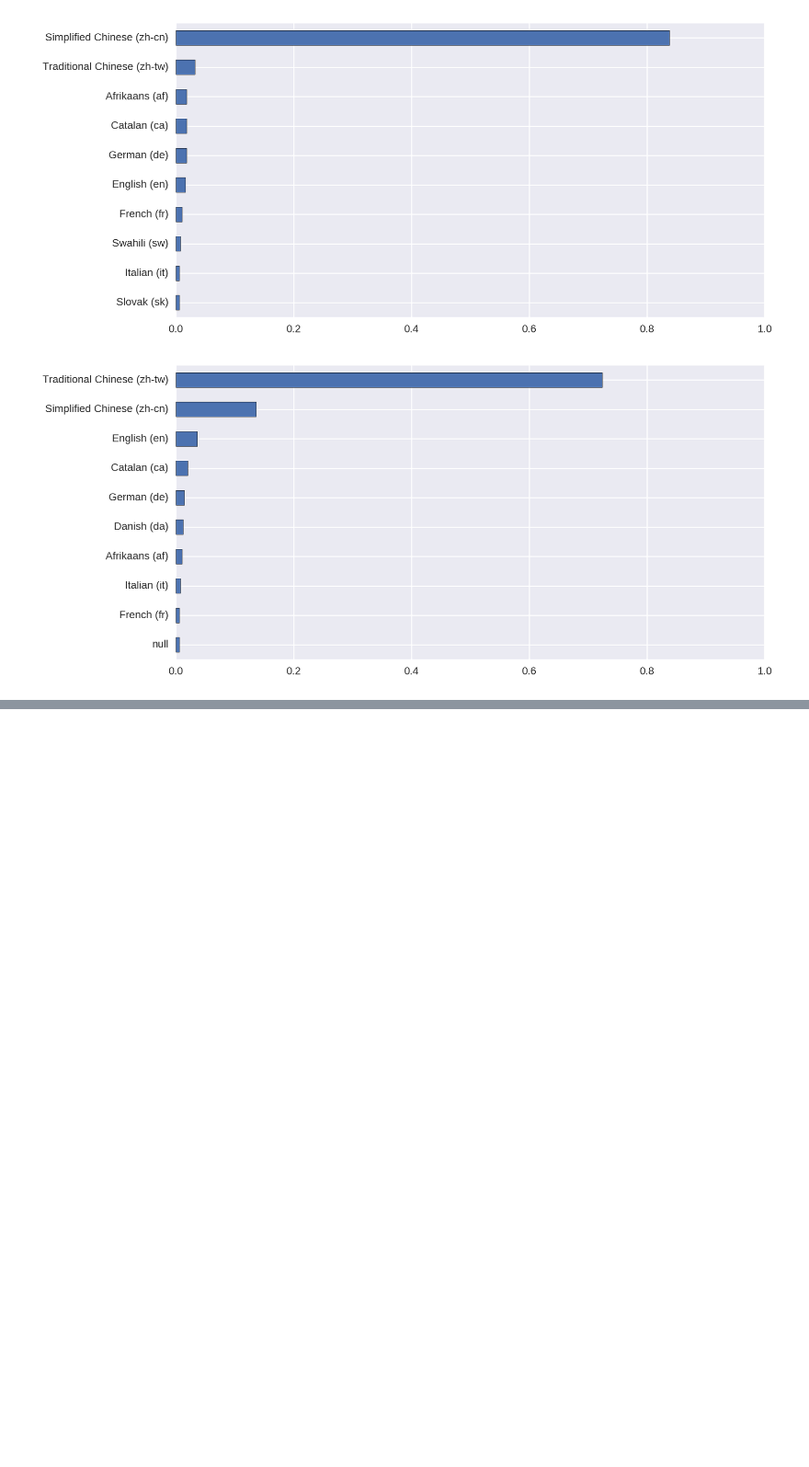
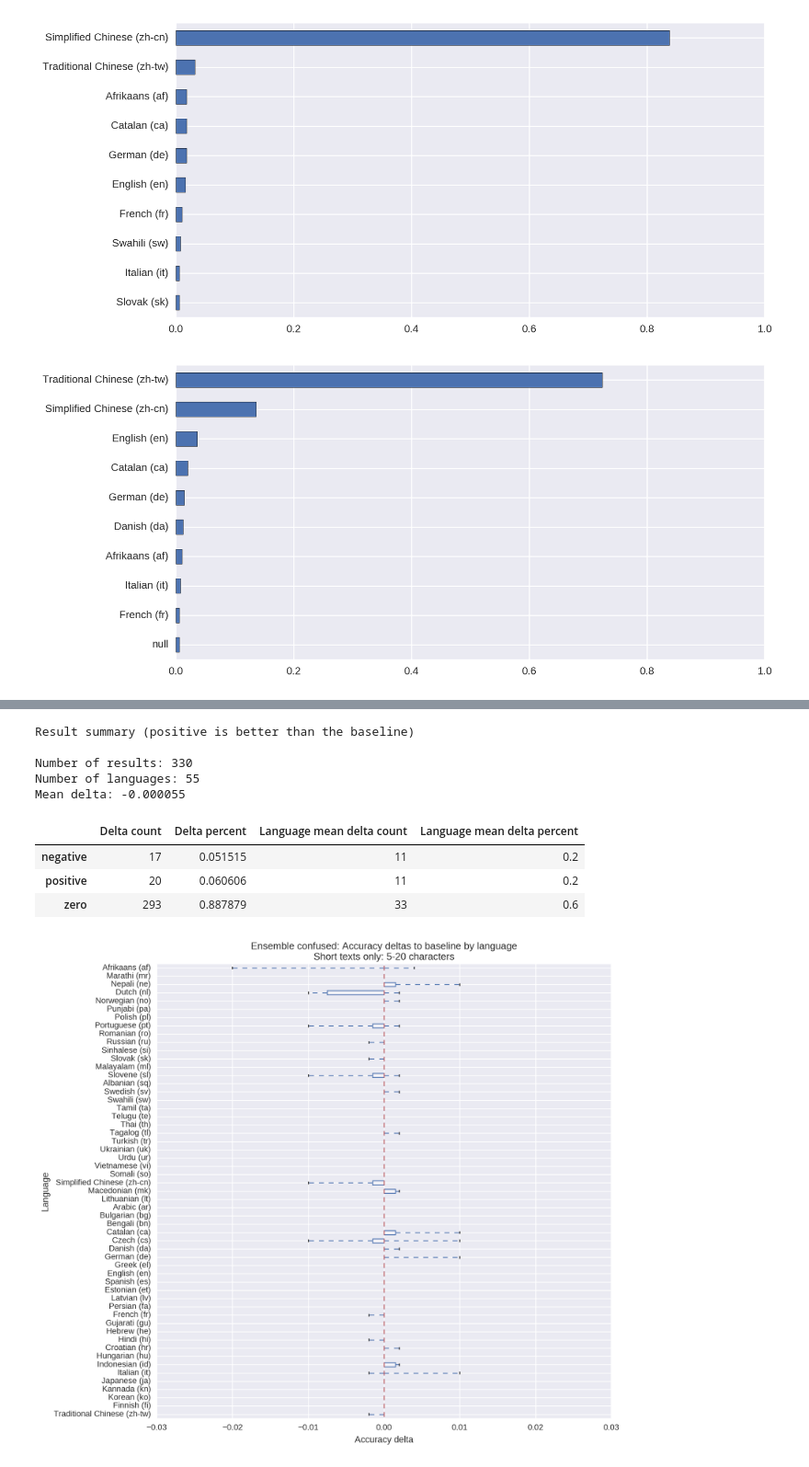
Before and after one commit to Automattic/elasticsearch-langdetect, a Jupyter notebook: experiments/Classification experiments - merged-average baseline.ipynb, the cells around one changed output, grey strips where cells are left out. Shown at 92% size. Saved outputs shown, nothing was run; the diff lists cells and outputs as text; code cells hidden in the pictures; blank space fills up the shorter version.

Commit message:
Add ensemble-confused experiment

```diff
--- a/experiments/Classification experiments - merged-average baseline.ipynb
+++ b/experiments/Classification experiments - merged-average baseline.ipynb
@@ -360,0 +439,14 @@ plot_top_confused_languages(confusion_matrix, 'Traditional Chinese (zh-tw)')
+# %%
+ensemble_confused_results = read_results('results/ensemble-confused.csv')
+plot_accuracy_deltas_by_language(baseline_results, ensemble_confused_results, 'Ensemble confused:')
+# %% [output]
+Result summary (positive is better than the baseline)
+
+Number of results: 330
+Number of languages: 55
+Mean delta: -0.000055
+|  | Delta count | Delta percent | Language mean delta count | Language mean delta percent |
+| negative | 17 | 0.051515 | 11 | 0.2 |
+| positive | 20 | 0.060606 | 11 | 0.2 |
+| zero | 293 | 0.887879 | 33 | 0.6 |
+[figure, added]
```
Also changed, not shown: parts of 4 cells of this notebook, 2 other files.
